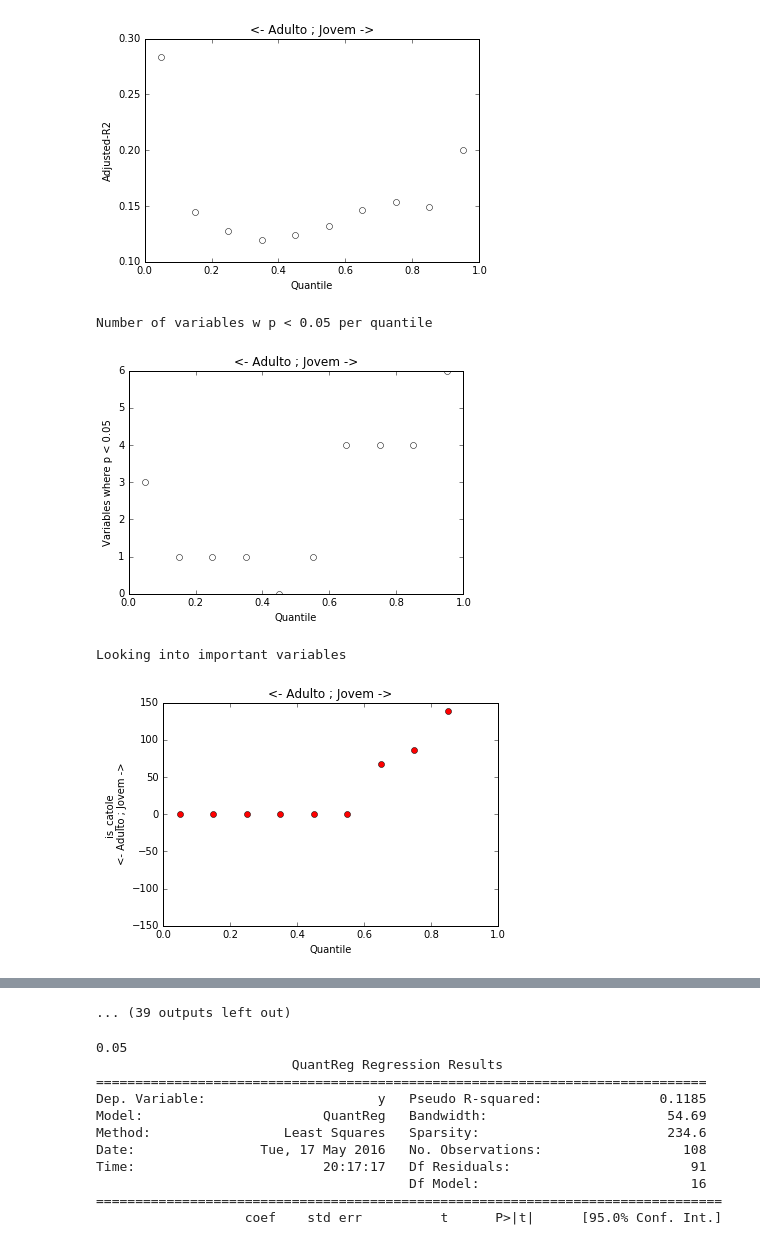
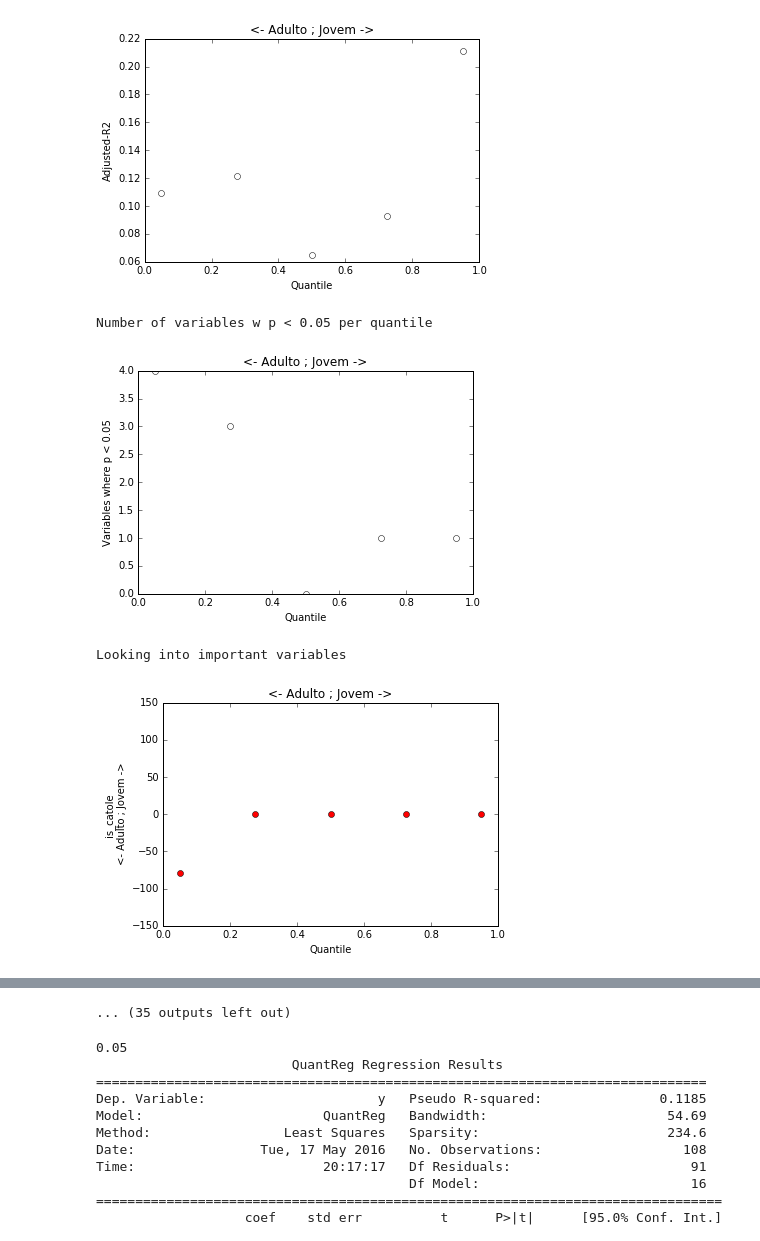
Before and after one commit to davidcmm/campinaPulse, a Jupyter notebook: scripts/analise/dadosNov15/usuarios/quantile/QuantileRegrBestRankingImages.ipynb, the cells around one changed output, grey strips where cells are left out. Saved outputs shown, nothing was run; the diff lists cells and outputs as text; code cells hidden in the pictures.

```diff
--- a/scripts/analise/dadosNov15/usuarios/quantile/QuantileRegrBestRankingImages.ipynb
+++ b/scripts/analise/dadosNov15/usuarios/quantile/QuantileRegrBestRankingImages.ipynb
@@ -11,7 +11,7 @@ import matplotlib.pyplot as plt
 import numpy as np
 import pandas as pd
 # %%
-df = pd.read_csv('safety.dat', sep=' ')
+df = pd.read_csv('pleasantness.dat', sep=' ')
 df['graffiti'] = np.array(df['graffiti'] == 'Yes', dtype='d')
 features = ['mov_cars', 'park_cars', 'landscape',
             'mov_ciclyst', 'street_wid', 'build_ident', 'trees',
@@ -29,8 +29,8 @@ for first_min_second in groups:
     rankg1 = df['V3.%s' % first_min_second[0]].argsort()
     rankg2 = df['V3.%s' % first_min_second[1]].argsort()
 
-    rankg1 = 107 - rankg1.values#Ascending order!
-    rankg2 = 107 - rankg2.values
+    rankg1 = rankg1.values#Descending order!
+    rankg2 = rankg2.values
 
     response = np.array((rankg1 - rankg2), dtype='d')# ** 3
 
@@ -60,13 +60,13 @@ for first_min_second in groups:
 
     values = {}
     for name in explanatory.columns:
-        values[name] = np.zeros(10)
+        values[name] = np.zeros(5)
         i = 0
-        for q in np.linspace(0.05, 0.95, 10):
+        for q in np.linspace(0.05, 0.95, 5):#np.linspace(0.05, 0.95, 10):
             values[name][i] = 0
             i += 1
 
-    for i, q in enumerate(np.linspace(0.05, 0.95, 10)):
+    for i, q in enumerate(np.linspace(0.05, 0.95, 5)):
         fitted = model.fit(q=q)
         adjr2 = fitted.prsquared
         qs.append(q)
@@ -89,11 +89,11 @@ for first_min_second in groups:
             max_left = adjr2
             max_left_q = q
 
-    fitted_left = model.fit(q=max_left_q)
-    good_left = fitted_left.params[fitted_left.pvalues < 0.05]
+    #fitted_left = model.fit(q=max_left_q)
+    #good_left = fitted_left.params[fitted_left.pvalues < 0.05]
 
-    fitted_right = model.fit(q=max_right_q)
-    good_right = fitted_right.params[fitted_right.pvalues < 0.05]
+    #fitted_right = model.fit(q=max_right_q)
+    #good_right = fitted_right.params[fitted_right.pvalues < 0.05]
 
     print('Looking into model quality. Extremes are better, indicating that it is where features matter')
     plt.title('<- %s ; %s ->' % (first_min_second[1], first_min_second[0]))
@@ -171,6 +167,6 @@ Jovem_Adulto    is_liberdade    169.267096299   0.95    0.000350234934325
 Looking into model quality. Extremes are better, indicating that it is where features matter
-[figure, old version]
+[figure, new version]
 Number of variables w p < 0.05 per quantile
-[figure, old version]
+[figure, new version]
 Looking into important variables
-[figure, old version]
+[figure, new version]
@@ -183,4 +179,4 @@ Looking into important variables
-... (39 outputs left out)
+... (35 outputs left out)
 # %%
 # %% [output]
 0.05
```
Also changed, not shown: parts of 1 cell of this notebook, 8 other files.
